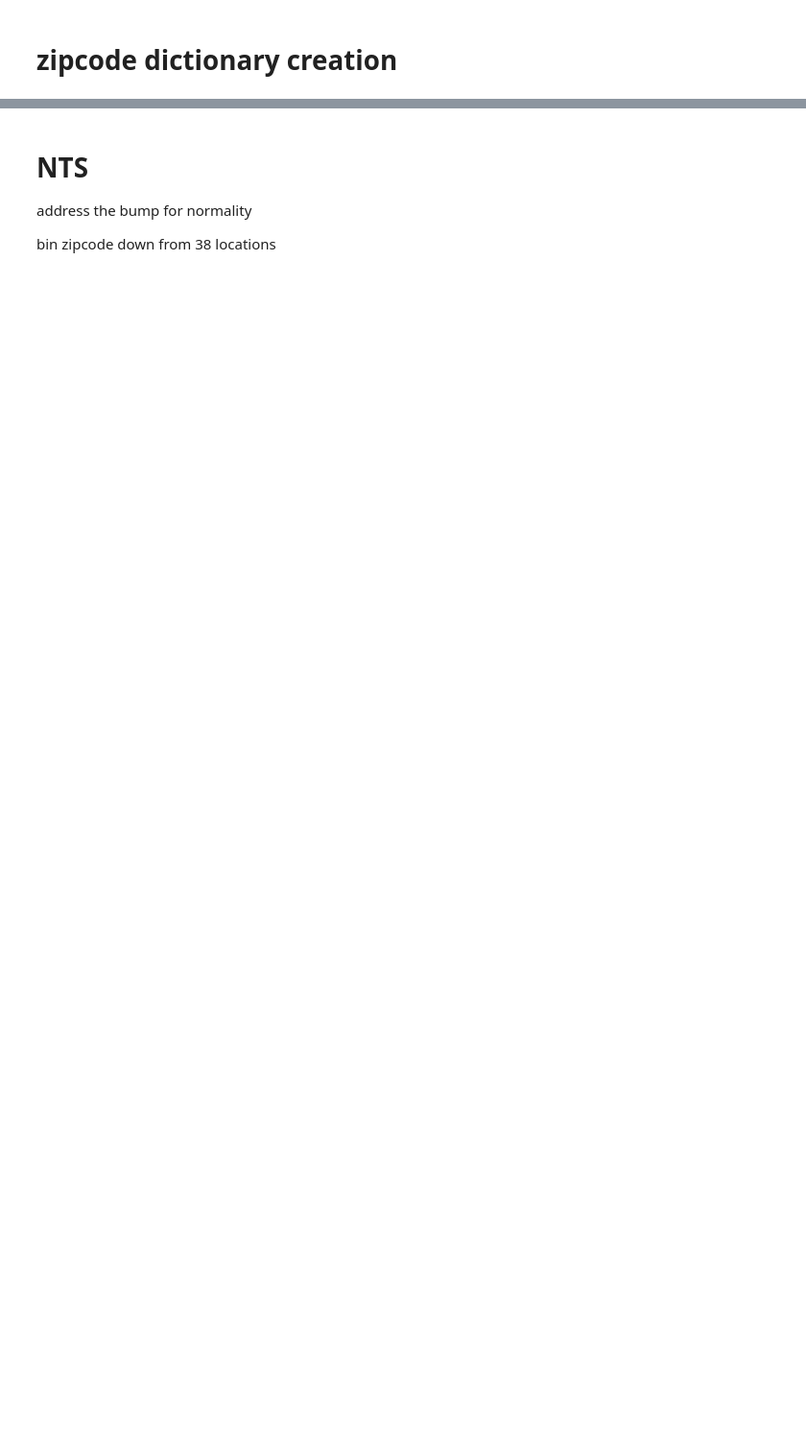
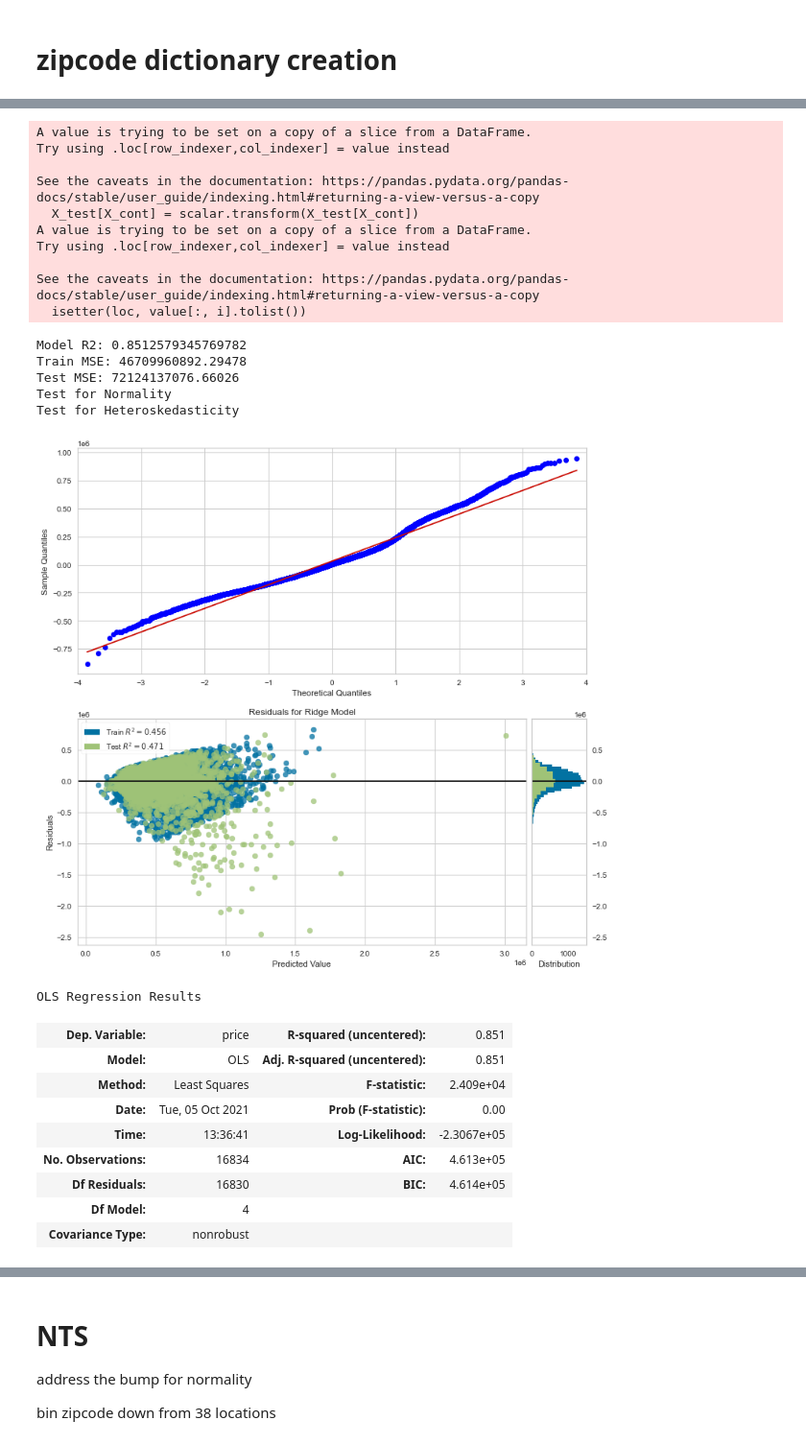
Before and after one commit to Sombrero7/project2, a Jupyter notebook: data_preprocessing-noble.ipynb, the cells around one changed output, grey strips where cells are left out. Shown at 96% size. Cells and saved outputs as stored; diff of their text form; code cells hidden in the pictures; blank space fills up the shorter version.

```diff
--- a/data_preprocessing-noble.ipynb
+++ b/data_preprocessing-noble.ipynb
@@ -582,0 +678,48 @@ model.summary()
+# %%
+#the features we are interested in for this model
+features_of_interest = ['sqft_living', 'bedrooms']
+
+#categorical data that we want to include in our model
+city_df = pd.get_dummies(master_df['city_type'], drop_first=True, prefix='area_')
+
+X_df = pd.concat([city_df, master_df[features_of_interest]], axis=1)
+y_df = master_df['price']
+
+X_train, X_test, y_train, y_test = train_test_split(X_df, y_df, test_size=0.2, random_state=69)
+
+#filtering out the high priced homes. we want the lower 97.5%
+train = pd.concat([X_train, y_train], axis=1)
+price_cutoff = train['price'].quantile(0.975)
+train = train[train['price'] < price_cutoff]
+X_train = train.drop(columns='price')
+y_train = train['price']
+
+third_model = model_maker(X_train, X_test, y_train, y_test, features_of_interest)
+third_model.summary()
+# %% [output]
+A value is trying to be set on a copy of a slice from a DataFrame.
+Try using .loc[row_indexer,col_indexer] = value instead
+
+See the caveats in the documentation: https://pandas.pydata.org/pandas-docs/stable/user_guide/indexing.html#returning-a-view-versus-a-copy
+  X_test[X_cont] = scalar.transform(X_test[X_cont])
+A value is trying to be set on a copy of a slice from a DataFrame.
+Try using .loc[row_indexer,col_indexer] = value instead
+
+See the caveats in the documentation: https://pandas.pydata.org/pandas-docs/stable/user_guide/indexing.html#returning-a-view-versus-a-copy
+  isetter(loc, value[:, i].tolist())
+Model R2: 0.8512579345769782
+Train MSE: 46709960892.29478
+Test MSE: 72124137076.66026
+Test for Normality
+Test for Heteroskedasticity
+[figure, added]
+OLS Regression Results
+| Dep. Variable: | price | R-squared (uncentered): | 0.851 |
+| Model: | OLS | Adj. R-squared (uncentered): | 0.851 |
+| Method: | Least Squares | F-statistic: | 2.409e+04 |
+| Date: | Tue, 05 Oct 2021 | Prob (F-statistic): | 0.00 |
+| Time: | 13:36:41 | Log-Likelihood: | -2.3067e+05 |
+| No. Observations: | 16834 | AIC: | 4.613e+05 |
+| Df Residuals: | 16830 | BIC: | 4.614e+05 |
+| Df Model: | 4 |  |  |
+| Covariance Type: | nonrobust |  |  |
```
Also changed, not shown: parts of 32 cells of this notebook.
